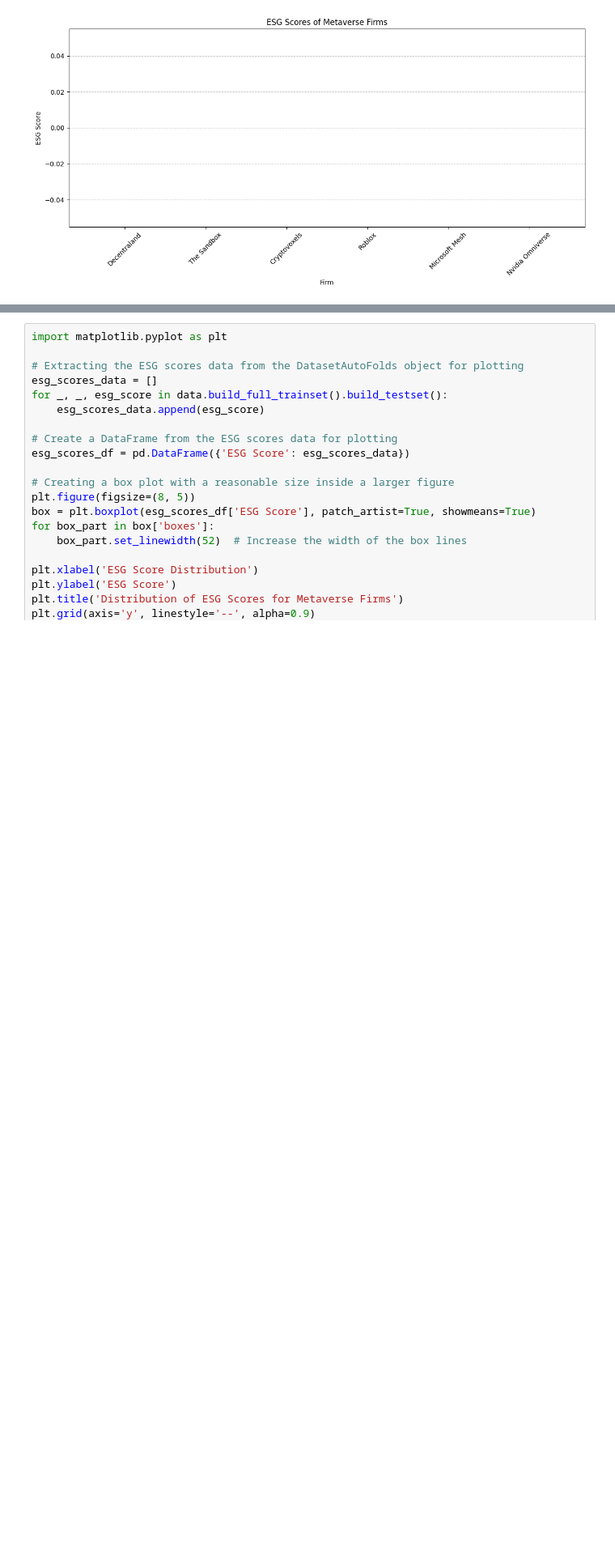
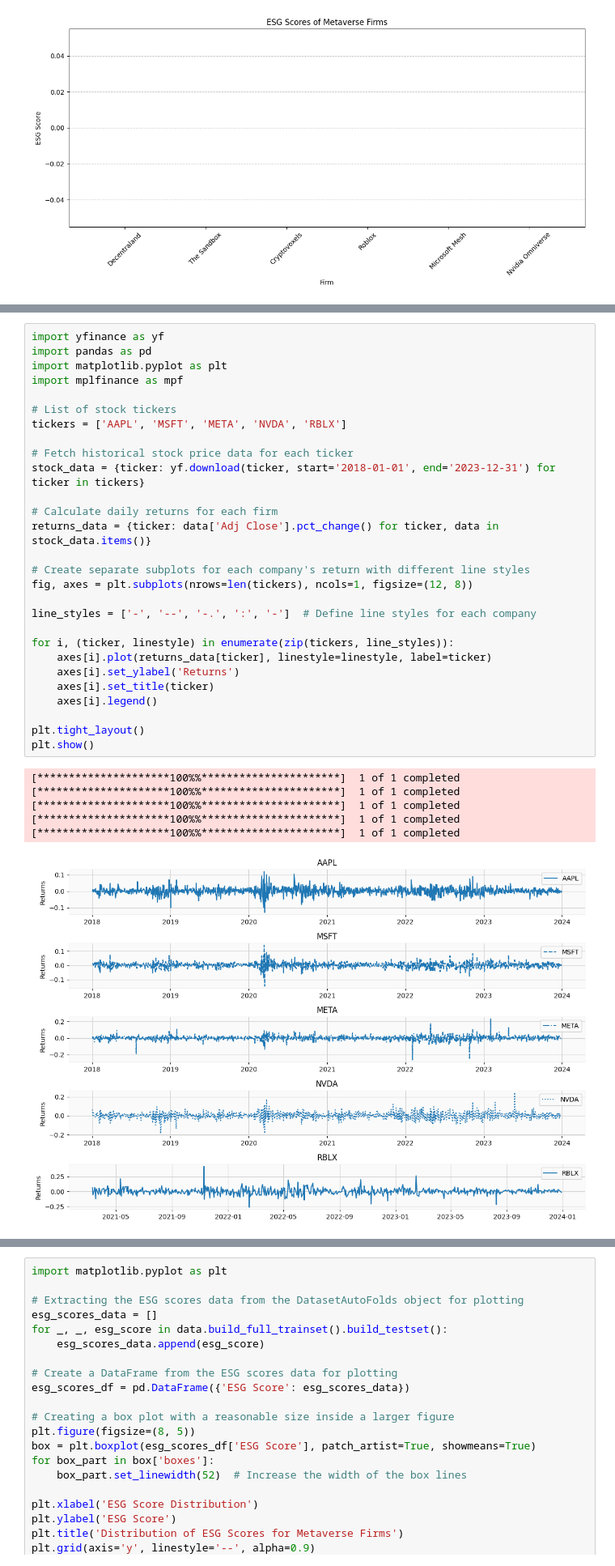
Before and after one commit to henryonomakpo/The-Impact-of-ESG-Ratings-on-EV-Manufacturing-Industry, a Jupyter notebook: Python_Function_for_Recommending_Metaverse_platform_based_on_Stock_Performance.ipynb, the cells around one changed output, grey strips where cells are left out. Shown at 81% size. Cells and saved outputs as stored; diff of their text form; blank space fills up the shorter version.

```diff
--- a/Python_Function_for_Recommending_Metaverse_platform_based_on_Stock_Performance.ipynb
+++ b/Python_Function_for_Recommending_Metaverse_platform_based_on_Stock_Performance.ipynb
@@ -209,0 +355,35 @@ Test time         0.00    0.00    0.00    0.00    0.00    0.00    0.00
+# %%
+import yfinance as yf
+import pandas as pd
+import matplotlib.pyplot as plt
+import mplfinance as mpf
+
+# List of stock tickers
+tickers = ['AAPL', 'MSFT', 'META', 'NVDA', 'RBLX']
+
+# Fetch historical stock price data for each ticker
+stock_data = {ticker: yf.download(ticker, start='2018-01-01', end='2023-12-31') for ticker in tickers}
+
+# Calculate daily returns for each firm
+returns_data = {ticker: data['Adj Close'].pct_change() for ticker, data in stock_data.items()}
+
+# Create separate subplots for each company's return with different line styles
+fig, axes = plt.subplots(nrows=len(tickers), ncols=1, figsize=(12, 8))
+
+line_styles = ['-', '--', '-.', ':', '-']  # Define line styles for each company
+
+for i, (ticker, linestyle) in enumerate(zip(tickers, line_styles)):
+    axes[i].plot(returns_data[ticker], linestyle=linestyle, label=ticker)
+    axes[i].set_ylabel('Returns')
+    axes[i].set_title(ticker)
+    axes[i].legend()
+
+plt.tight_layout()
+plt.show()
+# %% [output]
+[*********************100%%**********************]  1 of 1 completed
+[*********************100%%**********************]  1 of 1 completed
+[*********************100%%**********************]  1 of 1 completed
+[*********************100%%**********************]  1 of 1 completed
+[*********************100%%**********************]  1 of 1 completed
+[figure, added]
```
Also changed, not shown: parts of 8 cells of this notebook.
